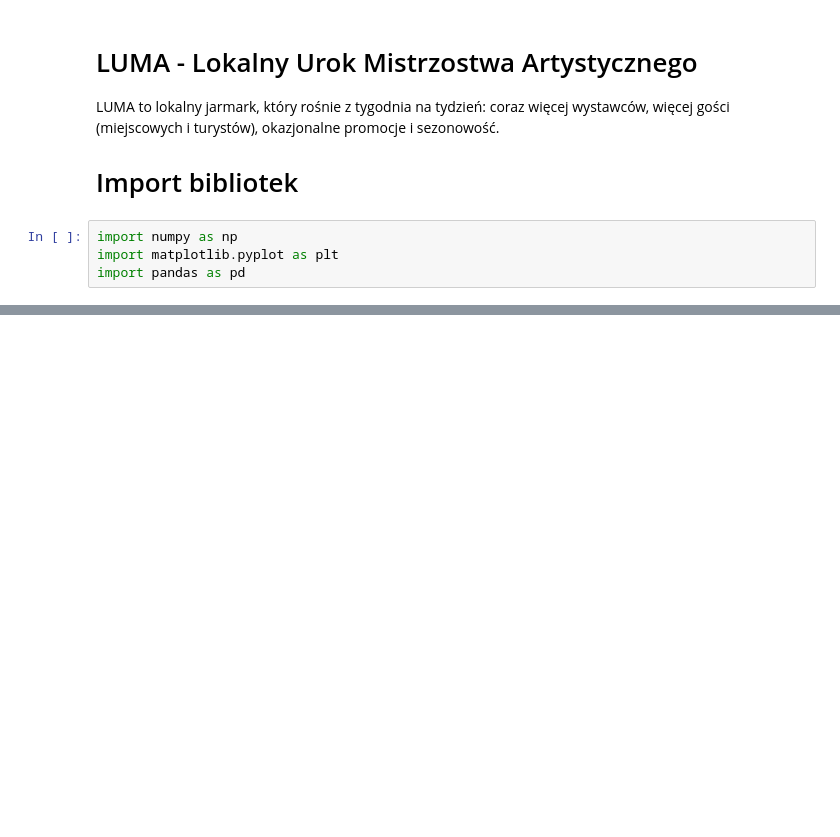
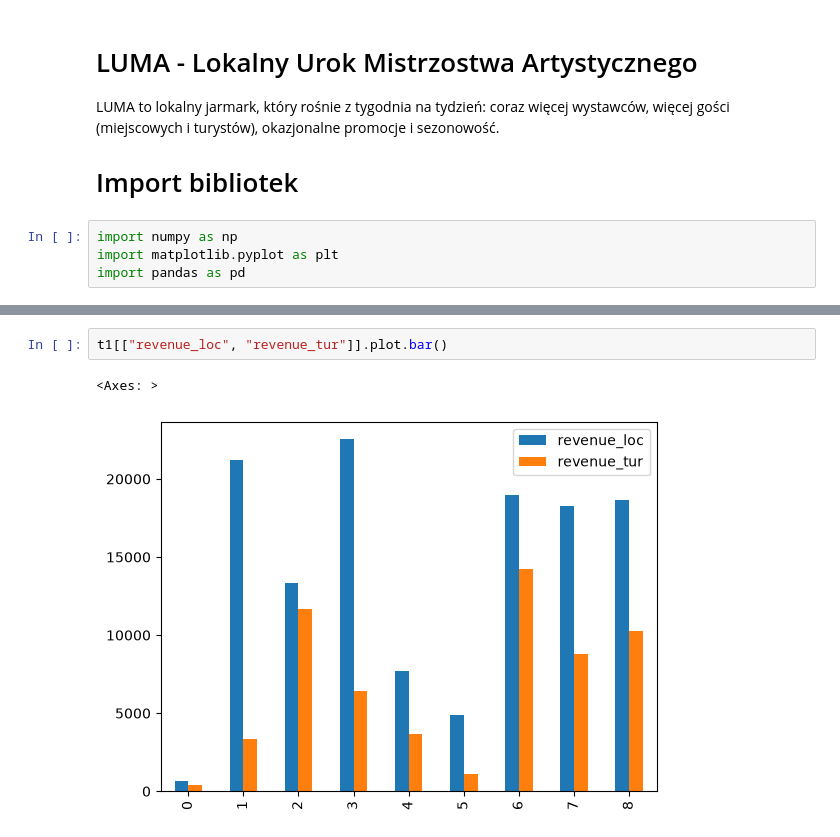
Before and after one commit to NeoNeqs/DataVisualization, a Jupyter notebook: 01-bar.ipynb, the cells around one changed output, grey strips where cells are left out. Saved outputs shown, nothing was run; the diff lists cells and outputs as text; blank space fills up the shorter version.

```diff
--- a/01-bar.ipynb
+++ b/01-bar.ipynb
@@ -46,0 +98,5 @@ display(catalog)
+# %%
+t1[["revenue_loc", "revenue_tur"]].plot.bar()
+# %% [output]
+<Axes: >
+[figure, added]
```
Also changed, not shown: parts of 9 cells of this notebook.
